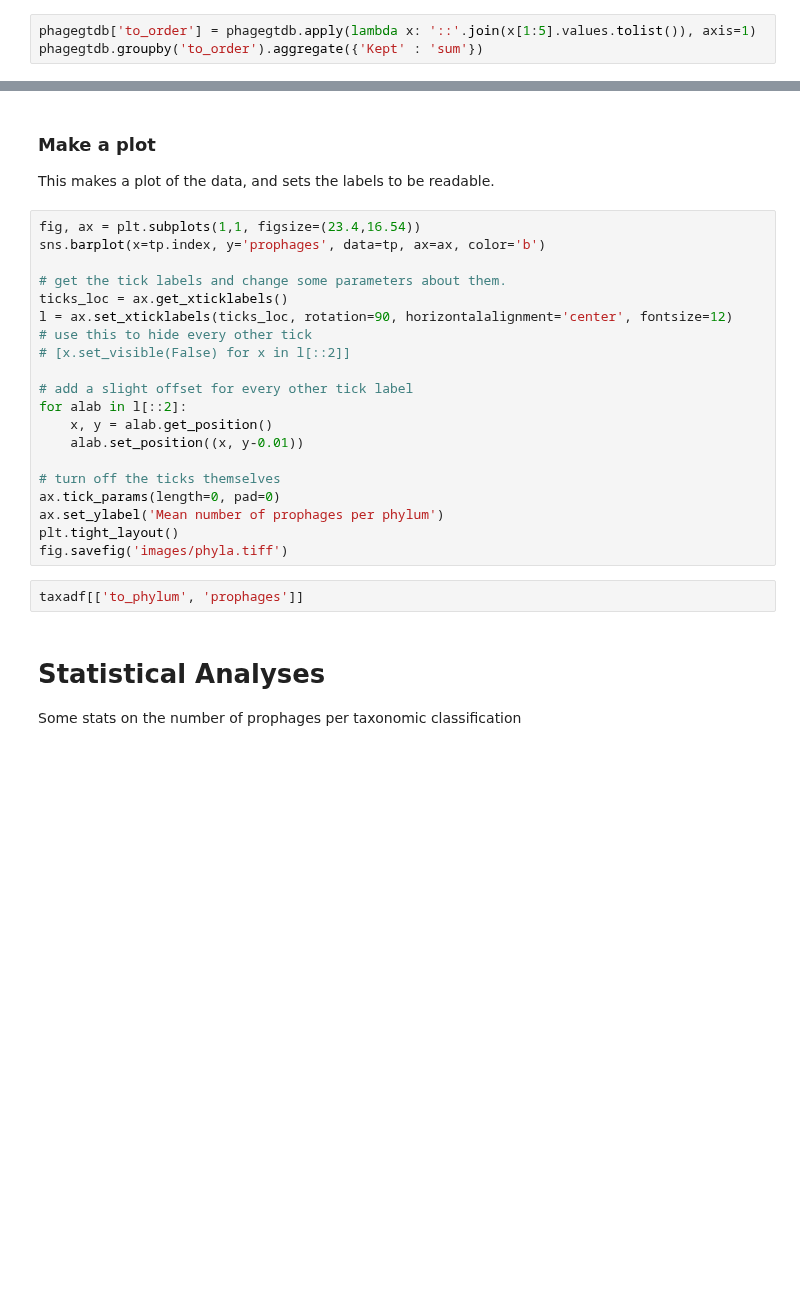
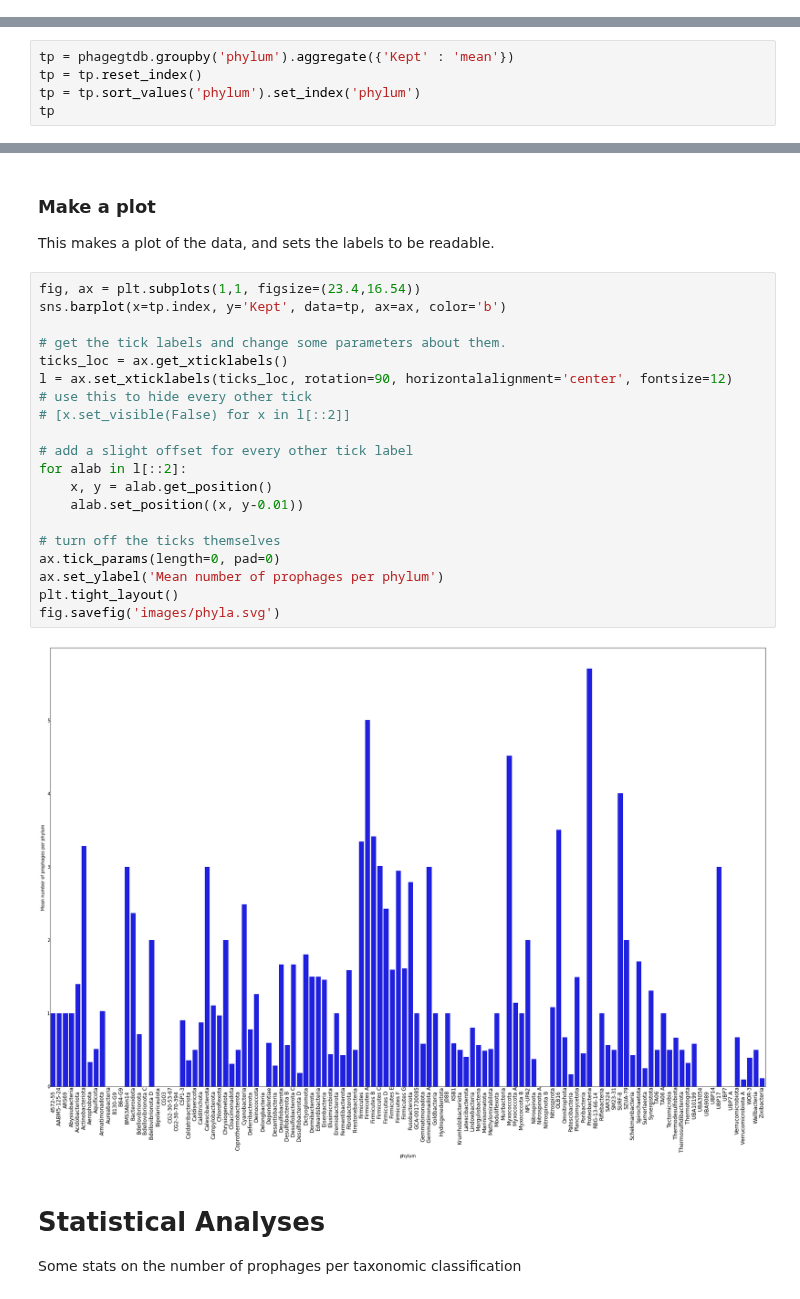
Before and after one commit to linsalrob/PhispyAnalysis, a Jupyter notebook: DataAnalysis/GTDB_taxonomy.ipynb, the cells around one changed output, grey strips where cells are left out. Saved outputs shown, nothing was run; the diff lists cells and outputs as text; blank space fills up the shorter version.

```diff
--- a/DataAnalysis/GTDB_taxonomy.ipynb
+++ b/DataAnalysis/GTDB_taxonomy.ipynb
@@ -366,6 +371,3 @@ phagegtdb[phagegtdb['phylum'] == '4572-55']
 ### Combine the data.
 
 This is the general approach to combine the data. Here we combine everything upto order into a new column and then aggregate by that new column.
-# %%
-phagegtdb['to_order'] = phagegtdb.apply(lambda x: '::'.join(x[1:5].values.tolist()), axis=1)
-phagegtdb.groupby('to_order').aggregate({'Kept' : 'sum'})
@@ -414,0 +400,5 @@ tp
+# %%
+tp = phagegtdb.groupby('phylum').aggregate({'Kept' : 'mean'})
+tp = tp.reset_index()
+tp = tp.sort_values('phylum').set_index('phylum')
+tp
@@ -418,26 +423,26 @@ tp
 This makes a plot of the data, and sets the labels to be readable.
 # %%
 fig, ax = plt.subplots(1,1, figsize=(23.4,16.54))
-sns.barplot(x=tp.index, y='prophages', data=tp, ax=ax, color='b')
+sns.barplot(x=tp.index, y='Kept', data=tp, ax=ax, color='b')
 
 # get the tick labels and change some parameters about them.
 ticks_loc = ax.get_xticklabels()
 l = ax.set_xticklabels(ticks_loc, rotation=90, horizontalalignment='center', fontsize=12)
 # use this to hide every other tick
 # [x.set_visible(False) for x in l[::2]]
 
 # add a slight offset for every other tick label
 for alab in l[::2]:
     x, y = alab.get_position()
     alab.set_position((x, y-0.01))
 
 # turn off the ticks themselves
 ax.tick_params(length=0, pad=0)
 ax.set_ylabel('Mean number of prophages per phylum')
 plt.tight_layout()
-fig.savefig('images/phyla.tiff')
+fig.savefig('images/phyla.svg')
+# %% [output]
+[figure, added]
-# %%
-taxadf[['to_phylum', 'prophages']]
 # %% [markdown]
 # Statistical Analyses
 
```
Also changed, not shown: parts of 9 cells of this notebook.
